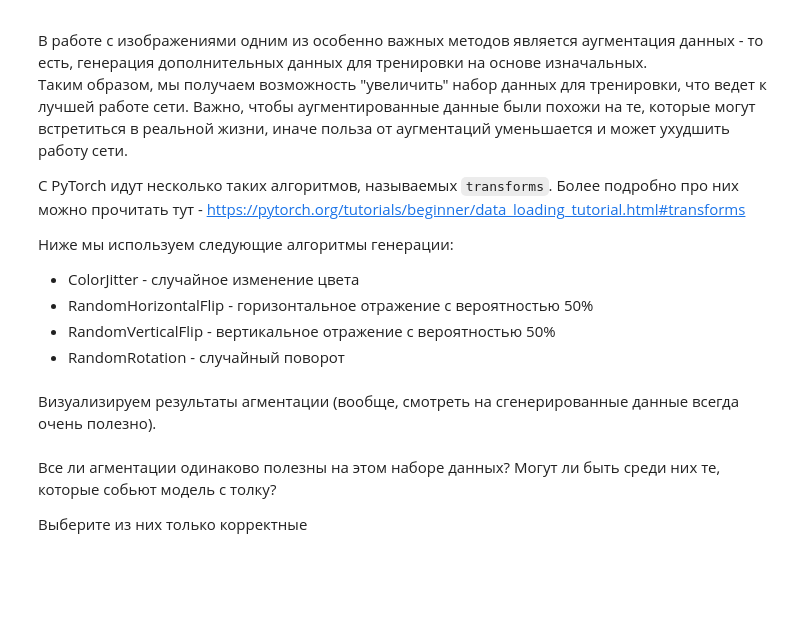
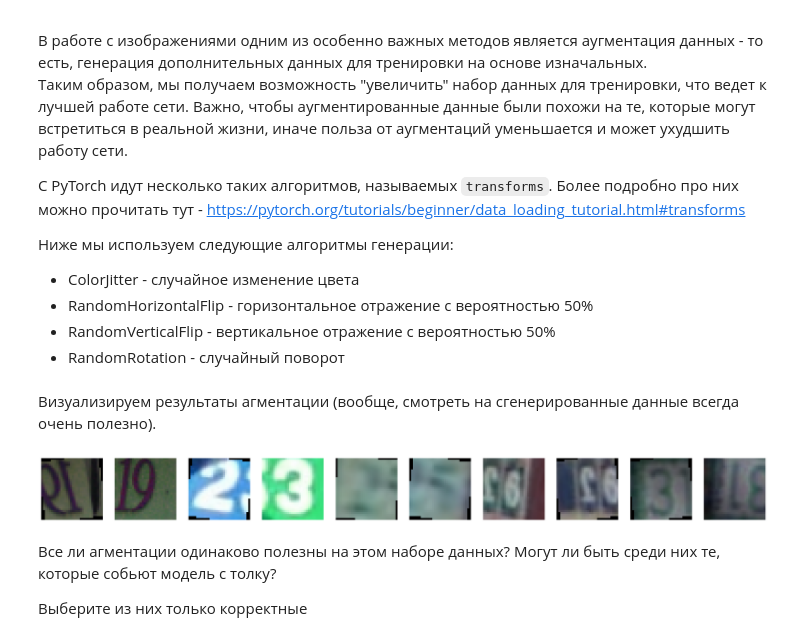
Before and after one commit to Alaric102/dl_courses, a Jupyter notebook: assignments/PyTorch_CNN.ipynb, the cells around one changed output. Saved outputs shown, nothing was run; the diff lists cells and outputs as text; code cells hidden in the pictures; blank space fills up the shorter version.

```diff
--- a/assignments/PyTorch_CNN.ipynb
+++ b/assignments/PyTorch_CNN.ipynb
@@ -191,29 +197,31 @@ train_aug_loader = torch.utils.data.DataLoader(data_aug_train, batch_size=batch_
 # %%
 # TODO: Visualize some augmented images!
 # hint: you can create new datasets and loaders to accomplish this
 
 # Based on the visualizations, should we keep all the augmentations?
 
 tfs = transforms.Compose([
     transforms.ColorJitter(hue=.20, saturation=.20),
     transforms.RandomHorizontalFlip(),
     transforms.RandomVerticalFlip(),
-    transforms.RandomRotation(10, resample=PIL.Image.BILINEAR),
+    transforms.RandomRotation(10, interpolation=PIL.Image.BILINEAR),
 ])
 
 data_aug_vis = dset.SVHN('./',
                        transform=tfs
                       )
 
 plt.figure(figsize=(30, 3))
 
 for i, (x, y) in enumerate(data_aug_vis):
     if i == 10:
         break
     plt.subplot(1, 10, i+1)
     plt.grid(False)
     plt.imshow(x)
     plt.axis('off')
+# %% [output]
+[figure, added]
 # %% [markdown]
 Все ли агментации одинаково полезны на этом наборе данных? Могут ли быть среди них те, которые собьют модель с толку?
 
```
Also changed, not shown: parts of 3 cells of this notebook.
